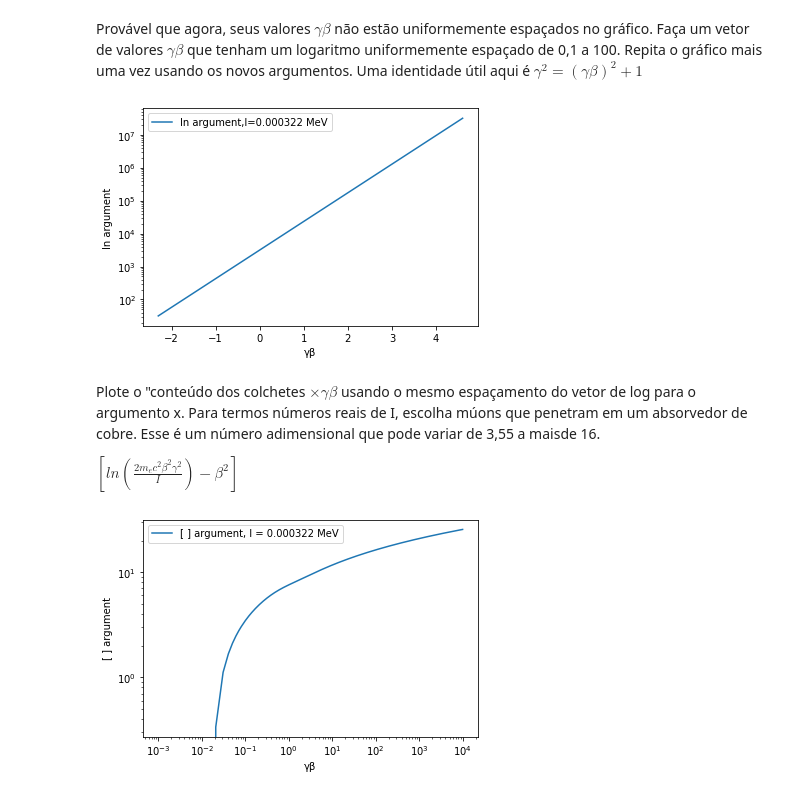
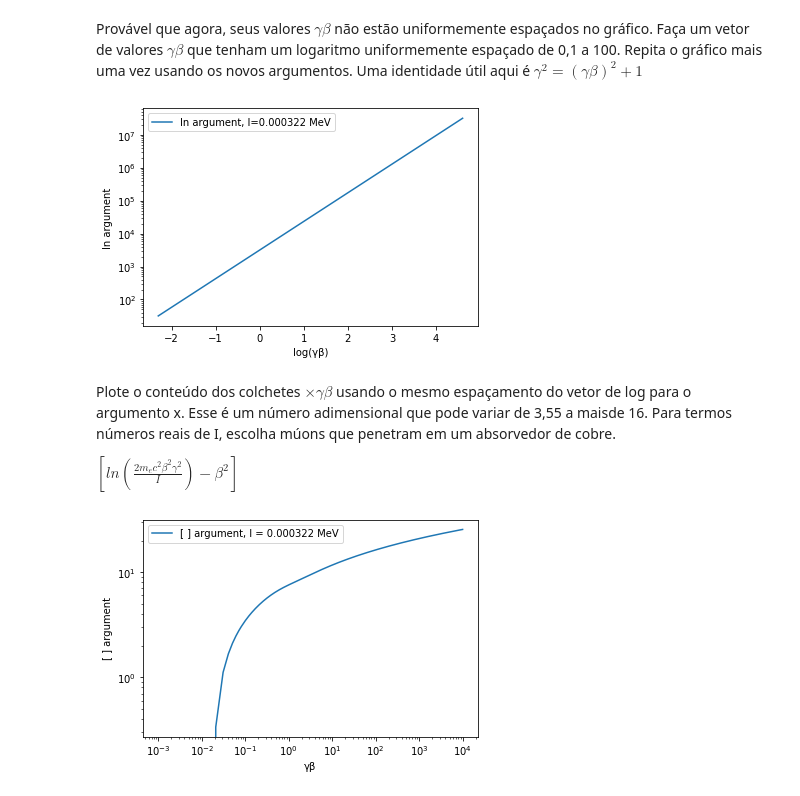
Before and after one commit to raphatrivium/Python-Introduction, a Jupyter notebook: projeto_Bethe_Bloch.ipynb, the cells around one changed output. Drawn from its saved outputs; the diff is of its cells as text; code cells hidden in the pictures.

```diff
--- a/projeto_Bethe_Bloch.ipynb
+++ b/projeto_Bethe_Bloch.ipynb
@@ -129,16 +106,16 @@ Provável que agora, seus valores $\gamma \beta$ não estão  uniformemente espa
 # %%
 def ln_versus_gammabeta(gb0, gbf, dgb, I):
   BetaGamma = np.arange( gb0, gbf, dgb)
   Argument = ln_argument( BetaGamma, I)
   plt.plot( np.log(BetaGamma), Argument, label='ln argument, I=%s MeV' % I )
-  plt.xlabel("\u03B3\u03B2") ; plt.ylabel("ln argument") ; plt.legend()
+  plt.xlabel("log(\u03B3\u03B2)") ; plt.ylabel("ln argument") ; plt.legend()
   plt.semilogy() ;
 
 ln_versus_gammabeta(0.1, 100, 0.01, 0.000322) #Usei I=10 apenas para teste
 # %% [output]
-[figure, old version]
+[figure, new version]
 # %% [markdown]
-Plote o "conteúdo dos colchetes $\times \gamma\beta$ usando o mesmo espaçamento do vetor de log para o argumento x. Para termos números reais de I, escolha múons que penetram em um absorvedor de cobre. Esse é um número adimensional que pode variar de 3,55 a maisde 16.
+Plote o conteúdo dos colchetes $\times \gamma\beta$ usando o mesmo espaçamento do vetor de log para o argumento x. Esse é um número adimensional que pode variar de 3,55 a maisde 16. Para termos números reais de I, escolha múons que penetram em um absorvedor de cobre.
 
 $[ln (\frac{2 m_e c^2 \beta^2 \gamma^2}{I}) - \beta^2 ]$
 # %%
```
Also changed, not shown: parts of 7 cells of this notebook.
